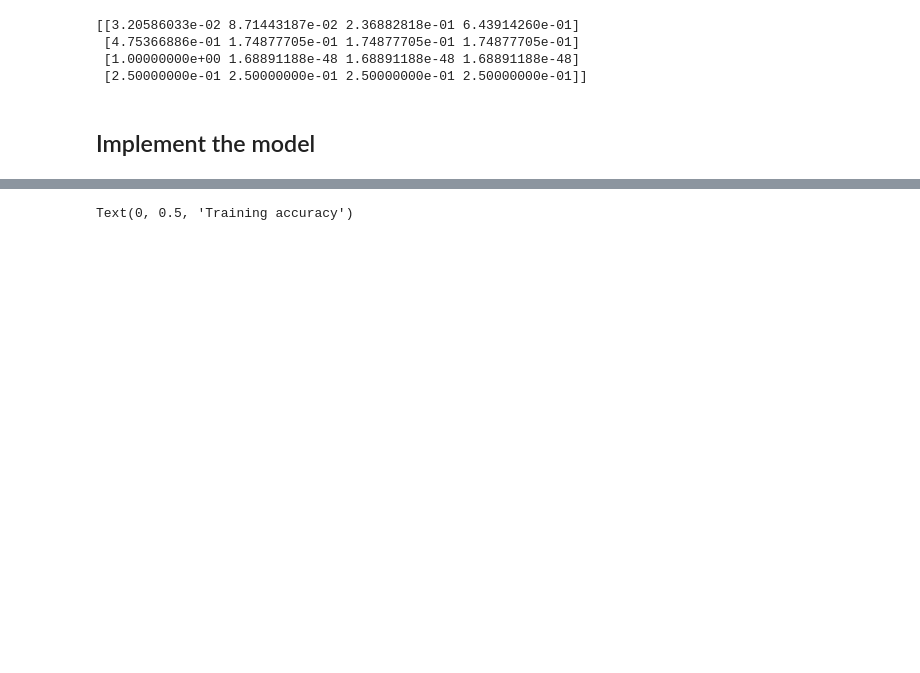
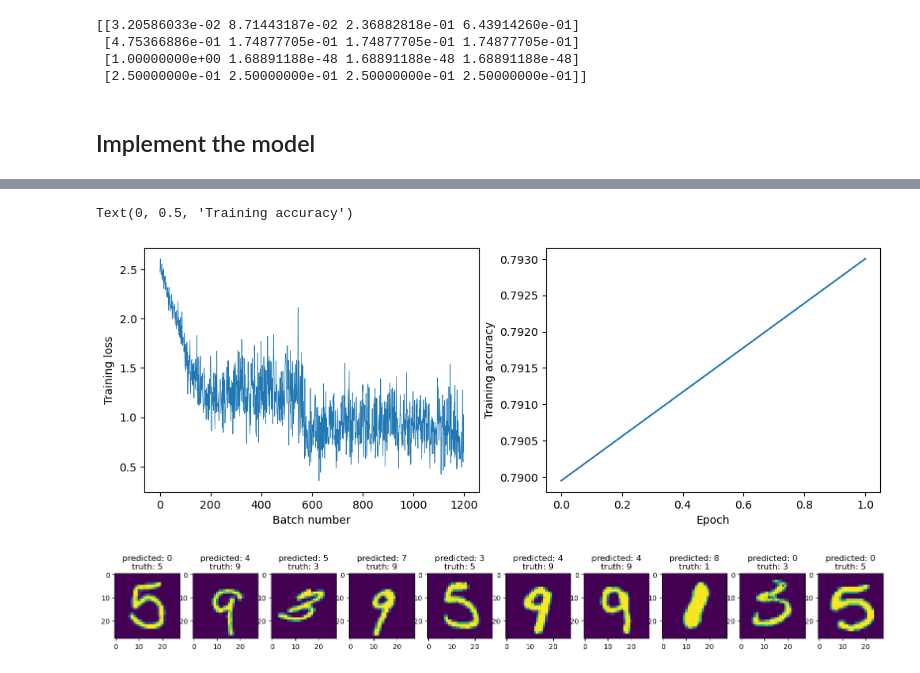
Before and after one commit to womogenes/deep-nn-from-scratch, a Jupyter notebook: main.ipynb, the cells around one changed output, grey strips where cells are left out. Saved outputs shown, nothing was run; the diff lists cells and outputs as text; code cells hidden in the pictures; blank space fills up the shorter version.

```diff
--- a/main.ipynb
+++ b/main.ipynb
@@ -262,4 +287,2 @@ def train_iteration(epochs, lr, batch_size):
 
     return loss_history, accuracy_history, all_loss_history
-# %%
-loss_history, accuracy_history, all_loss_history = train_iteration(10, lr=1e-2, batch_size=500)
@@ -286,0 +289,12 @@ Epoch 9 : loss=1.919606788182254, accuracy=0.5420166666666667
+# %%
+LOSS_HIST = []
+ACC_HIST = []
+# %%
+(
+    loss_history,
+    accuracy_history,
+    all_loss_history
+) = train_iteration(epochs=1, lr=1e-6, batch_size=100)
+
+LOSS_HIST.extend(all_loss_history)
+ACC_HIST.extend(accuracy_history)
@@ -287,11 +303,30 @@ Epoch 9 : loss=1.919606788182254, accuracy=0.5420166666666667
 # %%
 fig, axs = plt.subplots(1, 2, figsize=(12, 4))
 
-axs[0].plot(loss_history, label="Training loss")
-axs[0].set_xlabel("Epoch")
+axs[0].plot(LOSS_HIST, label="Training loss", linewidth=0.5)
+axs[0].set_xlabel("Batch number")
 axs[0].set_ylabel("Training loss")
-axs[1].plot(accuracy_history, label="Training accuracy")
+axs[1].plot(ACC_HIST, label="Training accuracy")
 axs[1].set_xlabel("Epoch")
 axs[1].set_ylabel("Training accuracy")
 # %% [output]
 Text(0, 0.5, 'Training accuracy')
+[figure, added]
+# %%
+# Look at misidentified digits
+y_pred = nn.predict(train_X)
+wrong_indices = np.where(y_pred != train_y)[0]
+
+def display_digit(img, title, ax):
+    img = img.reshape((28, 28))
+    ax.imshow(img)
+    ax.set_title(title)
+
+fig, axs = plt.subplots(1, 10, figsize=(20, 4))
+
+np.random.shuffle(wrong_indices)
+for i in range(10):
+    idx = wrong_indices[i]
+    display_digit(train_X[idx], f"predicted: {y_pred[idx]}\ntruth: {train_y[idx]}", axs[i])
+# %% [output]
+[figure, added]
```
Also changed, not shown: parts of 11 cells of this notebook.
